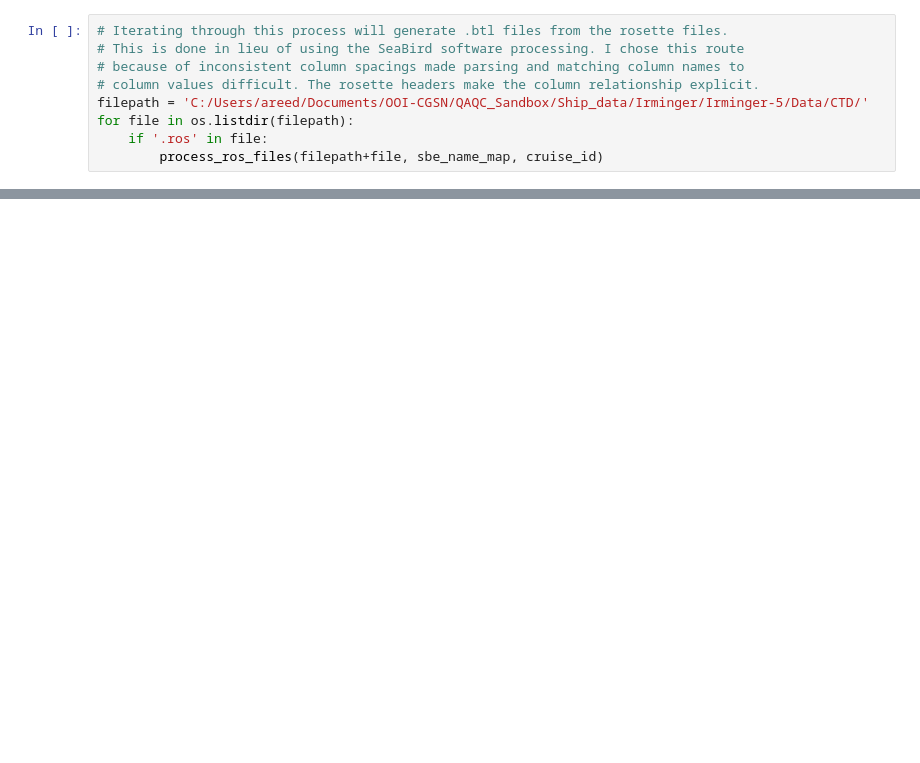
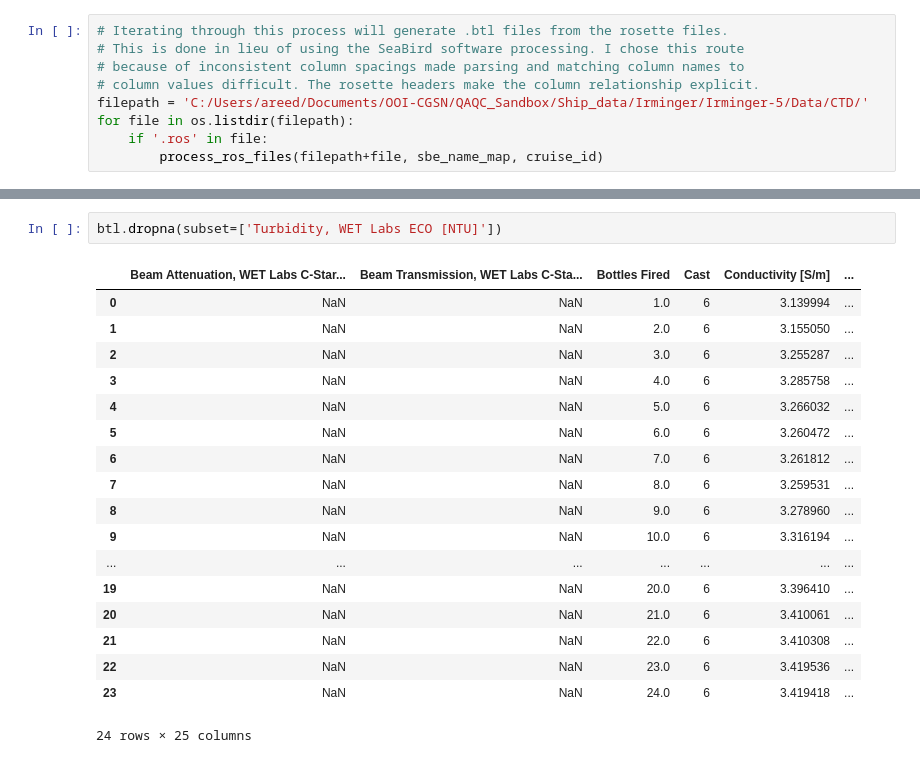
Before and after one commit to cooleyky/QAQC_Sandbox, a Jupyter notebook: Ship_data/rosette_file_processing.ipynb, the cells around one changed output, grey strips where cells are left out. Cells and saved outputs as stored; diff of their text form; blank space fills up the shorter version.

```diff
--- a/Ship_data/rosette_file_processing.ipynb
+++ b/Ship_data/rosette_file_processing.ipynb
@@ -276,0 +341,21 @@ btl
+# %%
+btl.dropna(subset=['Turbidity, WET Labs ECO [NTU]'])
+# %% [output]
+|  | Beam Attenuation, WET Labs C-Star... | Beam Transmission, WET Labs C-Sta... | Bottles Fired | Cast | Conductivity [S/m] | ... |
+| 0 | NaN | NaN | 1.0 | 6 | 3.139994 | ... |
+| 1 | NaN | NaN | 2.0 | 6 | 3.155050 | ... |
+| 2 | NaN | NaN | 3.0 | 6 | 3.255287 | ... |
+| 3 | NaN | NaN | 4.0 | 6 | 3.285758 | ... |
+| 4 | NaN | NaN | 5.0 | 6 | 3.266032 | ... |
+| 5 | NaN | NaN | 6.0 | 6 | 3.260472 | ... |
+| 6 | NaN | NaN | 7.0 | 6 | 3.261812 | ... |
+| 7 | NaN | NaN | 8.0 | 6 | 3.259531 | ... |
+| 8 | NaN | NaN | 9.0 | 6 | 3.278960 | ... |
+| 9 | NaN | NaN | 10.0 | 6 | 3.316194 | ... |
+| ... | ... | ... | ... | ... | ... | ... |
+| 19 | NaN | NaN | 20.0 | 6 | 3.396410 | ... |
+| 20 | NaN | NaN | 21.0 | 6 | 3.410061 | ... |
+| 21 | NaN | NaN | 22.0 | 6 | 3.410308 | ... |
+| 22 | NaN | NaN | 23.0 | 6 | 3.419536 | ... |
+| 23 | NaN | NaN | 24.0 | 6 | 3.419418 | ... |
+24 rows × 25 columns
```
Also changed, not shown: parts of 8 cells of this notebook.
